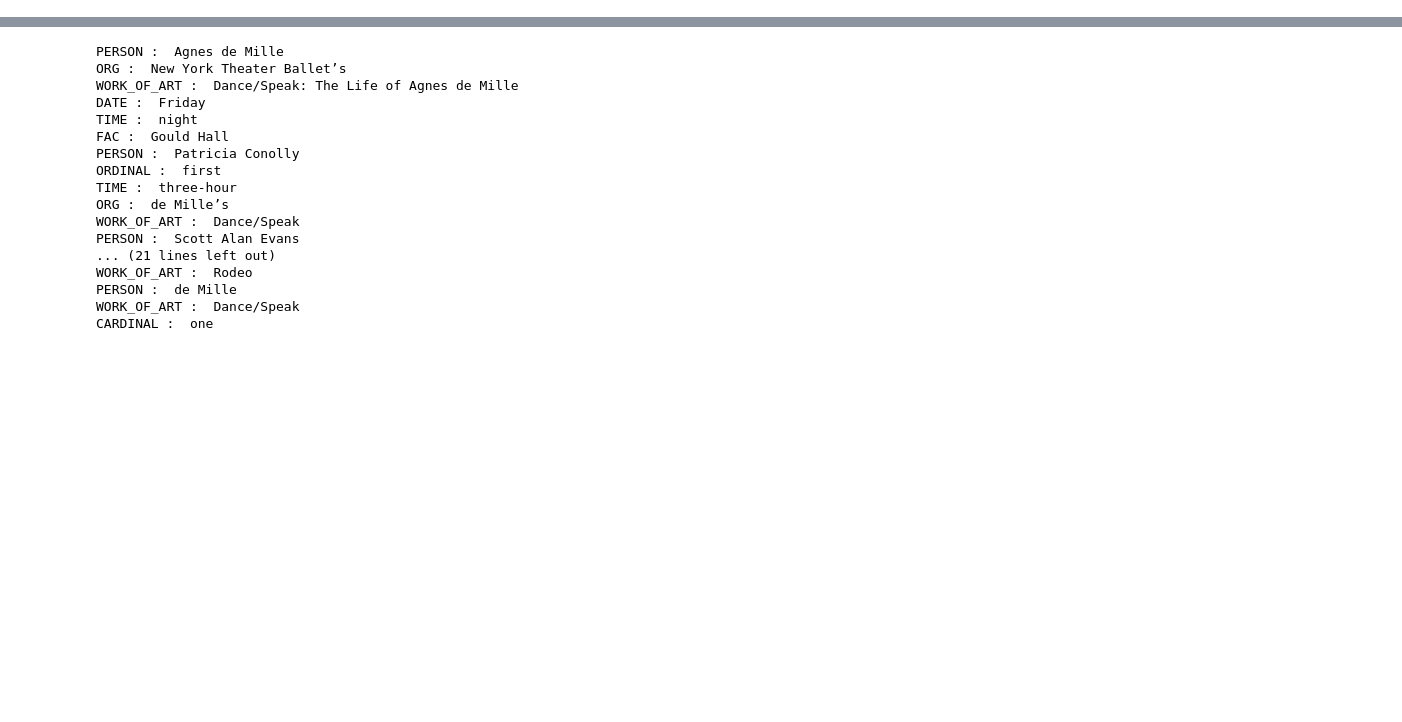
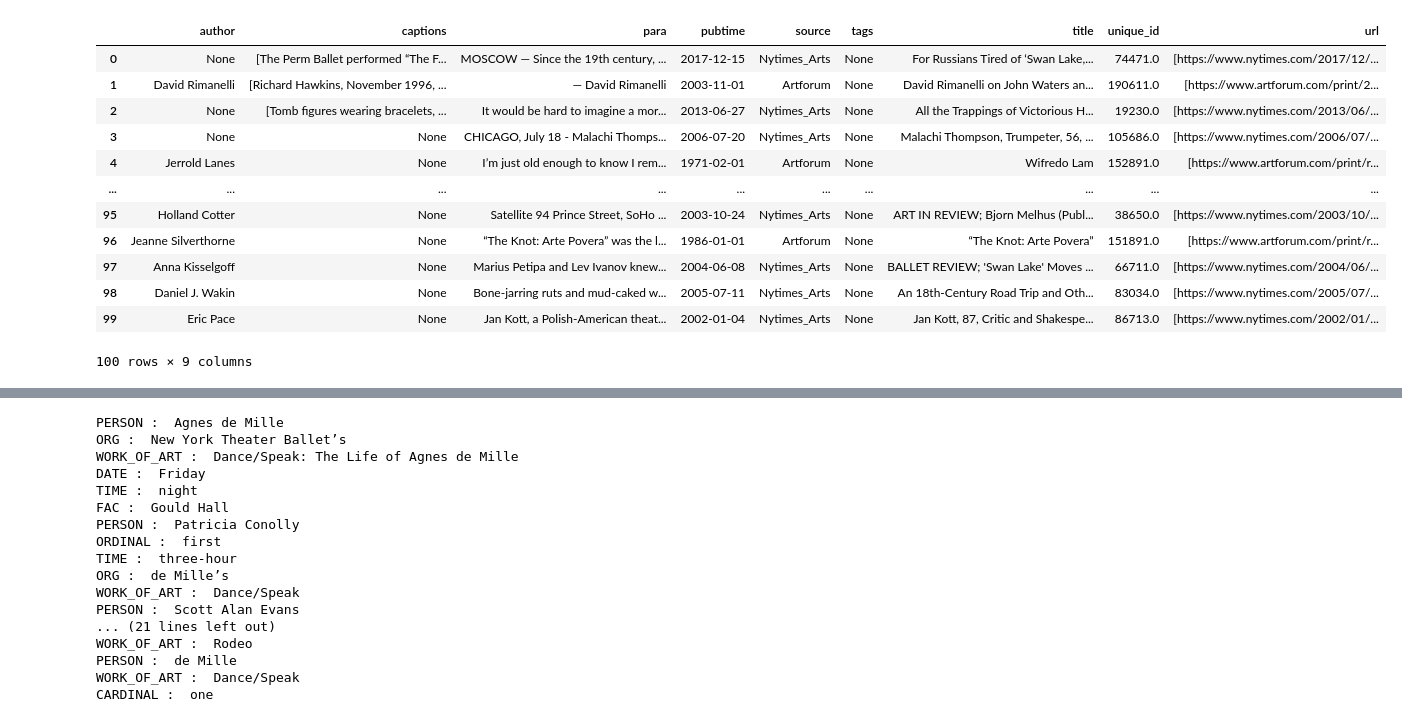
Before and after one commit to erik-roger-fuller/NLP-art-articles, a Jupyter notebook: notebook_main.ipynb, the cells around one changed output, grey strips where cells are left out. Cells and saved outputs as stored; diff of their text form; code cells hidden in the pictures; blank space fills up the shorter version.

```diff
--- a/notebook_main.ipynb
+++ b/notebook_main.ipynb
@@ -20,4 +20,5 @@ path = 'text_cleaned_all'
 folder_path = os.path.join(global_path, path)#global_path + path os.path.expanduser()
 
 data = article_loader_to_df(folder_path=folder_path, iterable=100, israndom=True)
-#data
+data
+# %% [output]
@@ -24,2 +42,15 @@ data = article_loader_to_df(folder_path=folder_path, iterable=100, israndom=True
+|  | author | captions | para | pubtime | source | tags | title | unique_id | url |
+| 0 | None | [The Perm Ballet performed “The F... | MOSCOW — Since the 19th century, ... | 2017-12-15 | Nytimes_Arts | None | For Russians Tired of ‘Swan Lake,... | 74471.0 | [https://www.nytimes.com/2017/12/... |
+| 1 | David Rimanelli | [Richard Hawkins, November 1996, ... | — David Rimanelli | 2003-11-01 | Artforum | None | David Rimanelli on John Waters an... | 190611.0 | [https://www.artforum.com/print/2... |
+| 2 | None | [Tomb figures wearing bracelets, ... | It would be hard to imagine a mor... | 2013-06-27 | Nytimes_Arts | None | All the Trappings of Victorious H... | 19230.0 | [https://www.nytimes.com/2013/06/... |
+| 3 | None | None | CHICAGO, July 18 - Malachi Thomps... | 2006-07-20 | Nytimes_Arts | None | Malachi Thompson, Trumpeter, 56, ... | 105686.0 | [https://www.nytimes.com/2006/07/... |
+| 4 | Jerrold Lanes | None | I’m just old enough to know I rem... | 1971-02-01 | Artforum | None | Wifredo Lam | 152891.0 | [https://www.artforum.com/print/r... |
+| ... | ... | ... | ... | ... | ... | ... | ... | ... | ... |
+| 95 | Holland Cotter | None | Satellite 94 Prince Street, SoHo ... | 2003-10-24 | Nytimes_Arts | None | ART IN REVIEW; Bjorn Melhus (Publ... | 38650.0 | [https://www.nytimes.com/2003/10/... |
+| 96 | Jeanne Silverthorne | None | “The Knot: Arte Povera” was the l... | 1986-01-01 | Artforum | None | “The Knot: Arte Povera” | 151891.0 | [https://www.artforum.com/print/r... |
+| 97 | Anna Kisselgoff | None | Marius Petipa and Lev Ivanov knew... | 2004-06-08 | Nytimes_Arts | None | BALLET REVIEW; 'Swan Lake' Moves ... | 66711.0 | [https://www.nytimes.com/2004/06/... |
+| 98 | Daniel J. Wakin | None | Bone-jarring ruts and mud-caked w... | 2005-07-11 | Nytimes_Arts | None | An 18th-Century Road Trip and Oth... | 83034.0 | [https://www.nytimes.com/2005/07/... |
+| 99 | Eric Pace | None | Jan Kott, a Polish-American theat... | 2002-01-04 | Nytimes_Arts | None | Jan Kott, 87, Critic and Shakespe... | 86713.0 | [https://www.nytimes.com/2002/01/... |
+100 rows × 9 columns
 # %%
 nlp = spacy.load('en_core_web_trf')  #lg')
```
Also changed, not shown: parts of 14 cells of this notebook, 3 other files.
